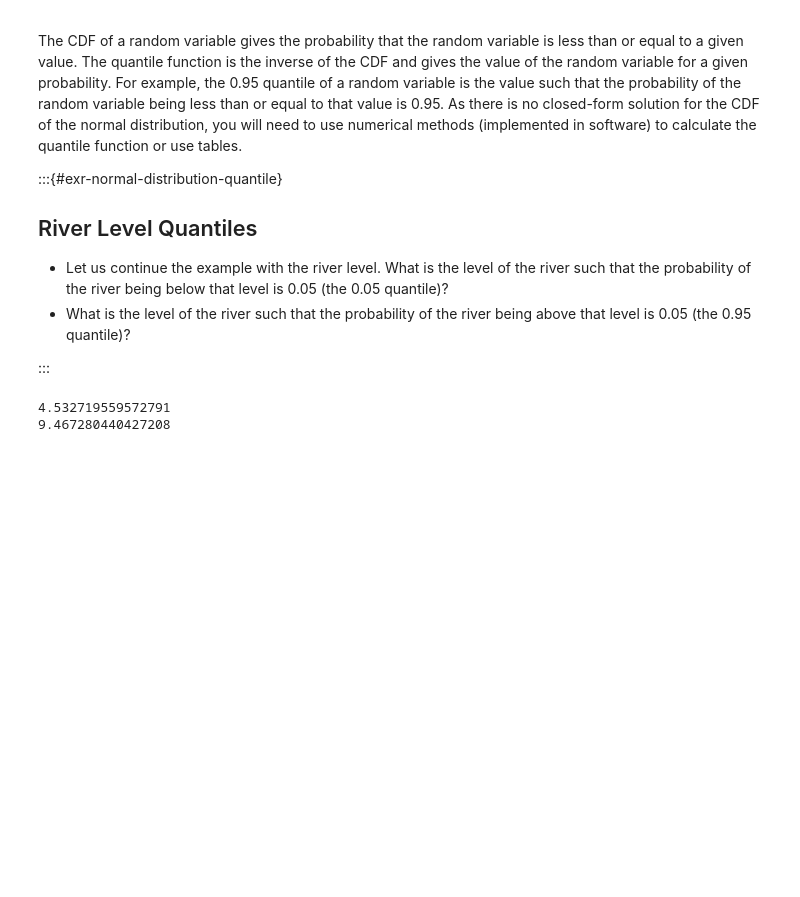
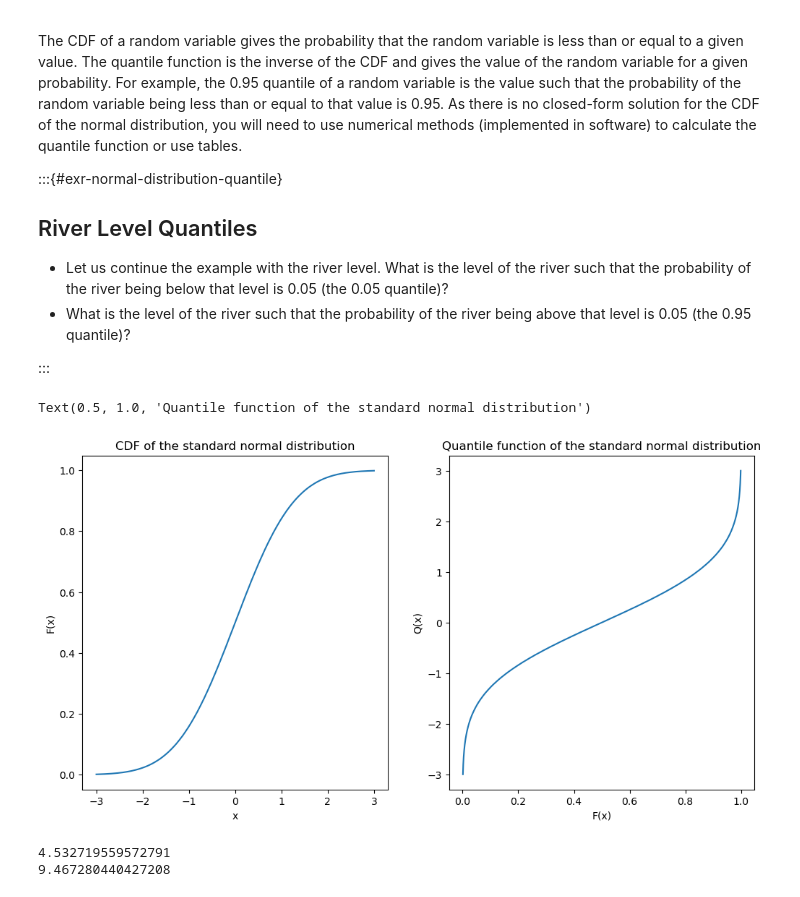
Before and after one commit to febse/stat2024, a Jupyter notebook: 11-Continuous-Distributions.ipynb, the cells around one changed output. Drawn from its saved outputs; the diff is of its cells as text; code cells hidden in the pictures; blank space fills up the shorter version.

Commit message:
Add quantile function

```diff
--- a/11-Continuous-Distributions.ipynb
+++ b/11-Continuous-Distributions.ipynb
@@ -708,6 +708,38 @@ The CDF of a random variable gives the probability that the random variable is l
 - What is the level of the river such that the probability of the river being above that level is 0.05 (the 0.95 quantile)?
 
 :::
+# %%
+# Plot the CFD and the quantile function for the standard normal distribution
+
+# Create a grid of x values
+
+x = np.linspace(-3, 3, 1000)
+
+# Calculate the CDF of the standard normal distribution
+
+y_cdf = stats.norm.cdf(x)
+
+# Calculate the quantile function of the standard normal distribution
+
+y_quantile = stats.norm.ppf(y_cdf)
+
+# Create the plot
+
+plt.figure(figsize=(12, 6))
+plt.subplot(1, 2, 1)
+plt.plot(x, y_cdf)
+plt.xlabel('x')
+plt.ylabel('F(x)')
+plt.title('CDF of the standard normal distribution')
+
+plt.subplot(1, 2, 2)
+plt.plot(y_cdf, x)
+plt.xlabel('F(x)')
+plt.ylabel('Q(x)')
+plt.title('Quantile function of the standard normal distribution')
+# %% [output]
+Text(0.5, 1.0, 'Quantile function of the standard normal distribution')
+[figure, added]
 # %%
 # Calculate the 0.05 quantile using the quantile function (called ppf (percentage point function) in scipy.stats)
 
```
